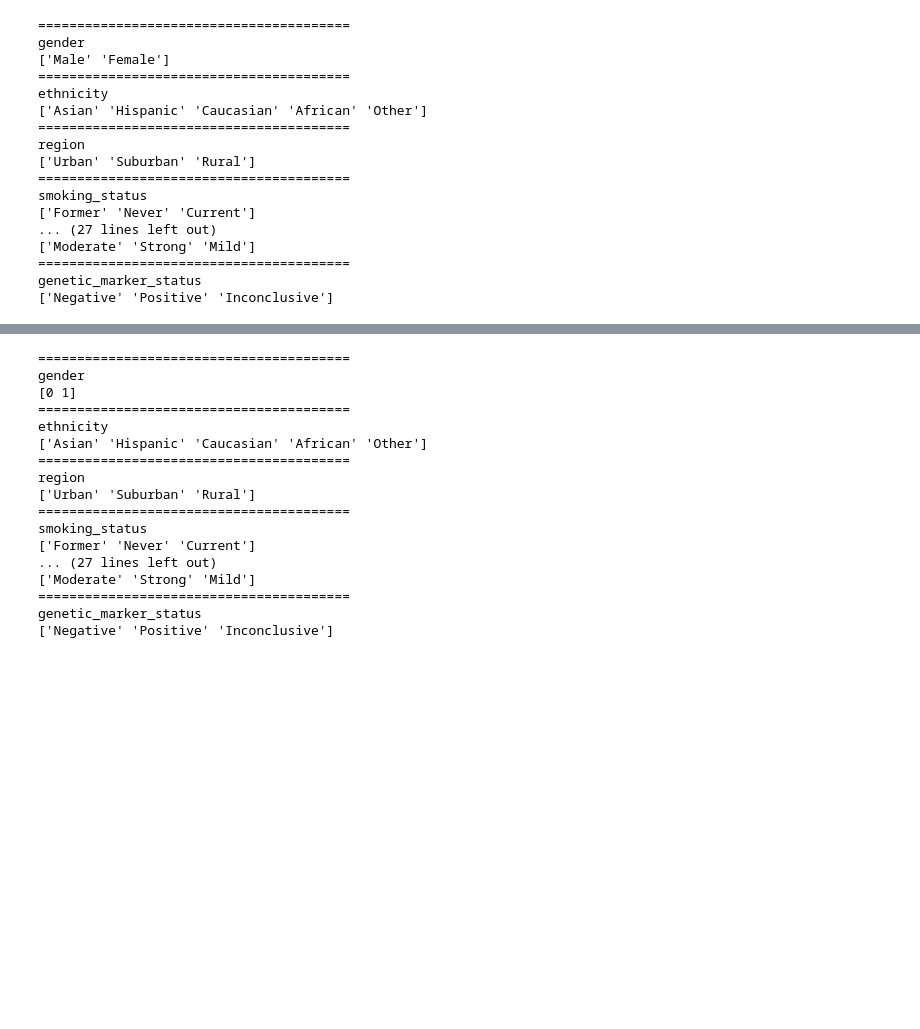
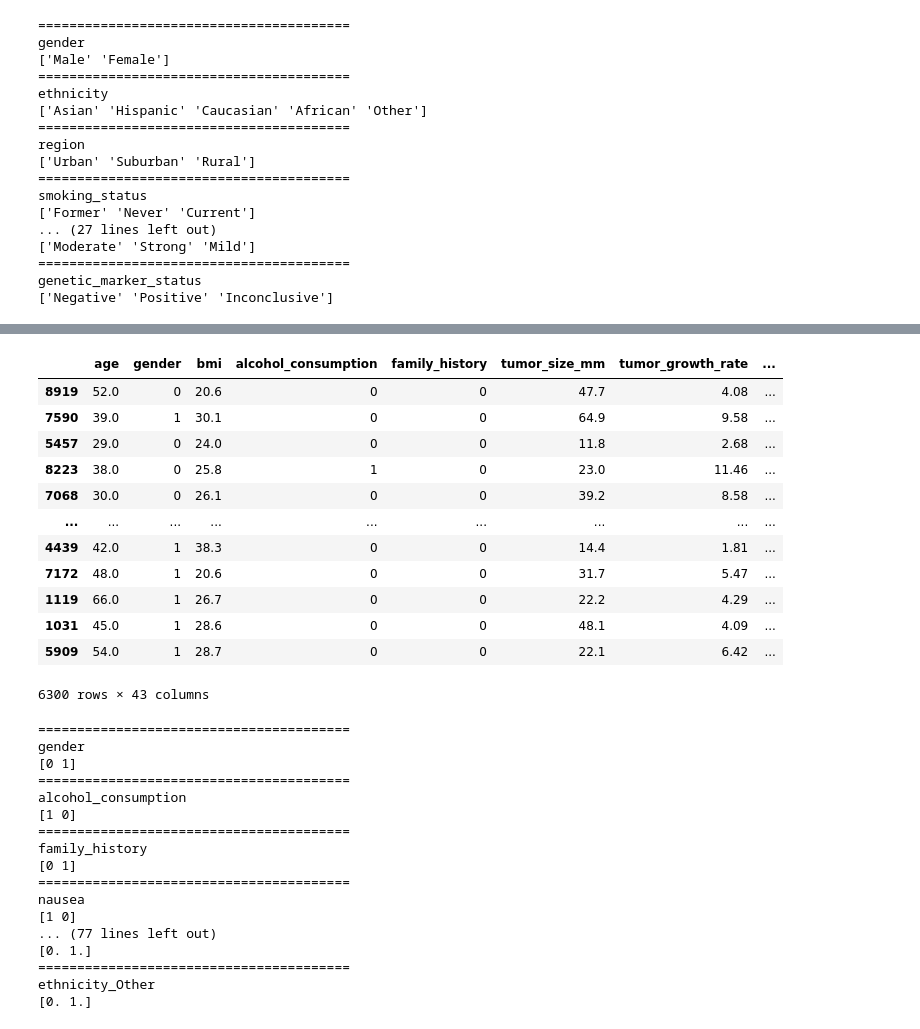
Before and after one commit to BlackBossX/Brain-Tumor-Classification, a Jupyter notebook: notebooks/BrainTumorClassification.ipynb, the cells around one changed output, grey strips where cells are left out. Drawn from its saved outputs; the diff is of its cells as text; code cells hidden in the pictures; blank space fills up the shorter version.

Commit message:
feat(preprocessing): add imputation, categorical encoding, and feature scaling

```diff
--- a/notebooks/BrainTumorClassification.ipynb
+++ b/notebooks/BrainTumorClassification.ipynb
@@ -291,23 +333,68 @@ for dataset in [X_train, X_val, X_test]:
+# %%
+encoded_columns = onehot.get_feature_names_out(one_hot_cols)
+
+train_encoded = pd.DataFrame(
+    train_encoded,
+    columns=encoded_columns,
+    index=X_train.index
+)
+
+val_encoded = pd.DataFrame(
+    val_encoded,
+    columns=encoded_columns,
+    index=X_val.index
+)
+
+test_encoded = pd.DataFrame(
+    test_encoded,
+    columns=encoded_columns,
+    index=X_test.index
+)
+# %%
+X_train = X_train.drop(columns=one_hot_cols)
+X_val = X_val.drop(columns=one_hot_cols)
+X_test = X_test.drop(columns=one_hot_cols)
+
+X_train = pd.concat([X_train, train_encoded], axis=1)
+X_val = pd.concat([X_val, val_encoded], axis=1)
+X_test = pd.concat([X_test, test_encoded], axis=1)
+# %%
+X_train
+# %% [output]
+|  | age | gender | bmi | alcohol_consumption | family_history | tumor_size_mm | tumor_growth_rate | ... |
+| 8919 | 52.0 | 0 | 20.6 | 0 | 0 | 47.7 | 4.08 | ... |
+| 7590 | 39.0 | 1 | 30.1 | 0 | 0 | 64.9 | 9.58 | ... |
+| 5457 | 29.0 | 0 | 24.0 | 0 | 0 | 11.8 | 2.68 | ... |
+| 8223 | 38.0 | 0 | 25.8 | 1 | 0 | 23.0 | 11.46 | ... |
+| 7068 | 30.0 | 0 | 26.1 | 0 | 0 | 39.2 | 8.58 | ... |
+| ... | ... | ... | ... | ... | ... | ... | ... | ... |
+| 4439 | 42.0 | 1 | 38.3 | 0 | 0 | 14.4 | 1.81 | ... |
+| 7172 | 48.0 | 1 | 20.6 | 0 | 0 | 31.7 | 5.47 | ... |
+| 1119 | 66.0 | 1 | 26.7 | 0 | 0 | 22.2 | 4.29 | ... |
+| 1031 | 45.0 | 1 | 28.6 | 0 | 0 | 48.1 | 4.09 | ... |
+| 5909 | 54.0 | 1 | 28.7 | 0 | 0 | 22.1 | 6.42 | ... |
+6300 rows × 43 columns
 # %%
-for col in categorical_cols:
-    print("=" * 40)
-    print(col)
-    print(X_test[col].unique())
+for col in X_test.columns:
+    if X_test[col].nunique() <= 10:
+        print("=" * 40)
+        print(col)
+        print(X_test[col].unique())
 # %% [output]
 ========================================
 gender
 [0 1]
 ========================================
-ethnicity
-['Asian' 'Hispanic' 'Caucasian' 'African' 'Other']
+alcohol_consumption
+[1 0]
 ========================================
-region
-['Urban' 'Suburban' 'Rural']
+family_history
+[0 1]
 ========================================
-smoking_status
-['Former' 'Never' 'Current']
-... (27 lines left out)
-['Moderate' 'Strong' 'Mild']
+nausea
+[1 0]
+... (77 lines left out)
+[0. 1.]
 ========================================
-genetic_marker_status
-['Negative' 'Positive' 'Inconclusive']
+ethnicity_Other
+[0. 1.]
```
Also changed, not shown: parts of 15 cells of this notebook.
